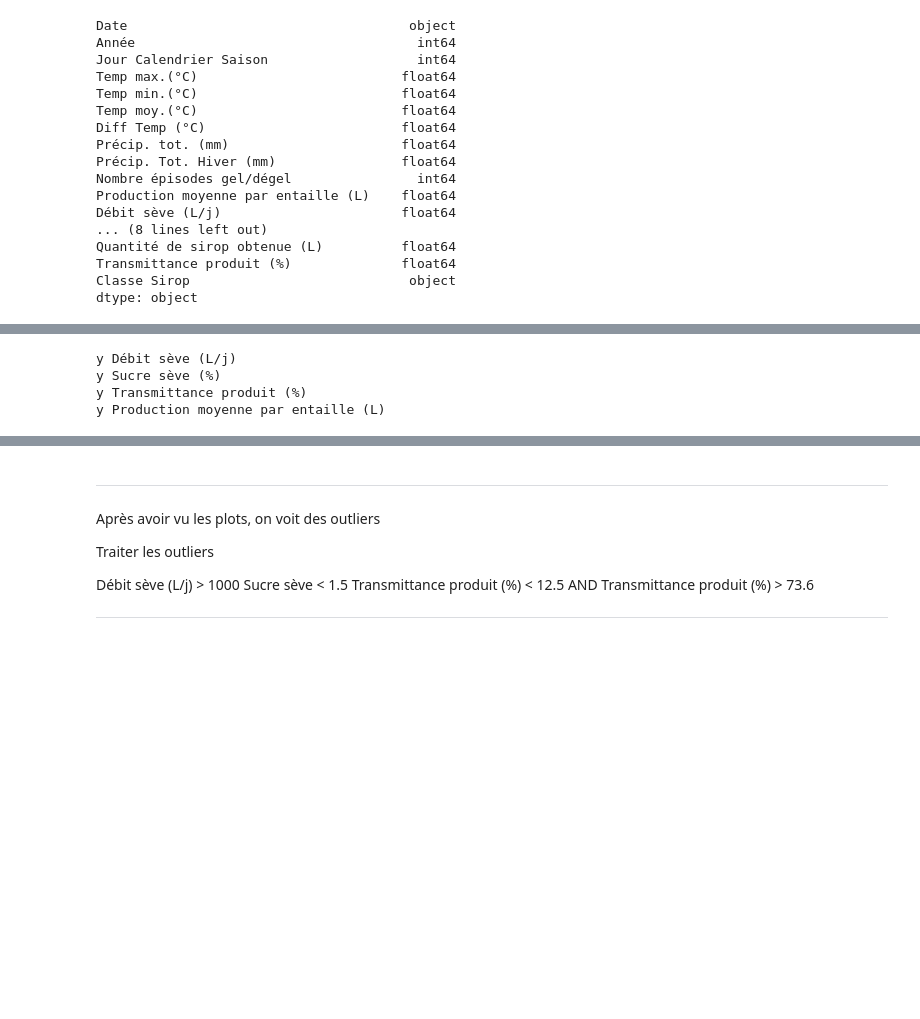
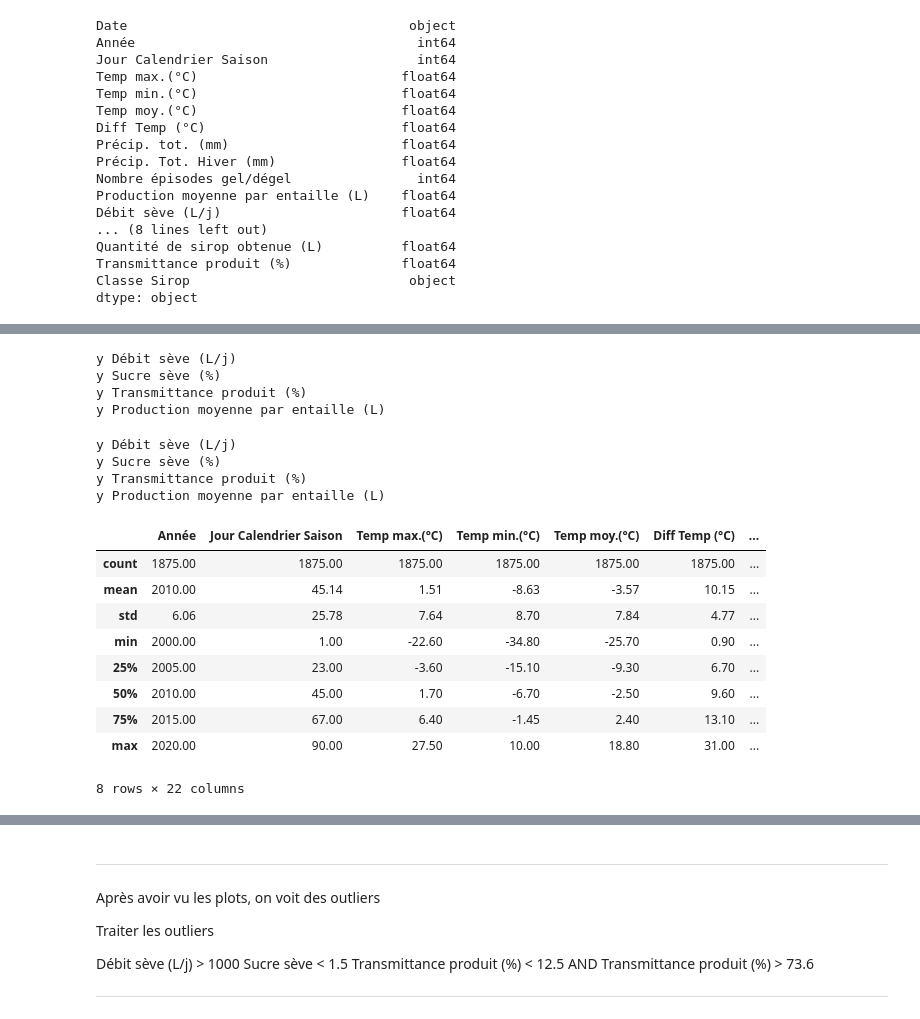
Before and after one commit to rennyatwork/CegepSteFoy_IA, a Jupyter notebook: 04_Eda/TP02/tp02_v18.ipynb, the cells around one changed output, grey strips where cells are left out. Cells and saved outputs as stored; diff of their text form; code cells hidden in the pictures; blank space fills up the shorter version.

```diff
--- a/04_Eda/TP02/tp02_v18.ipynb
+++ b/04_Eda/TP02/tp02_v18.ipynb
@@ -215,17 +219,40 @@ dfNumerique.loc[dfNumerique['Pression osmoseur (bar)'] ==0]
 # %%
 ## book Practical Statiscs for Data Scientists, cahp 2
 ## https://github.com/gedeck/practical-statistics-for-data-scientists/blob/master/python/notebooks/Chapter%202%20-%20Data%20and%20sampling%20distributions.ipynb
-for y in list_cols_dependennt_vars:
-    col_y = dfNumerique[y][dfNumerique[y]>0]
-    print("y", y)
-    #print("col[y]", dfNumerique[y][dfNumerique[y]>0])
-    np.diff(np.log(col_y))
+def plot_prob_var_y(pDf):
+    for y in list_cols_dependennt_vars:
+        col_y = pDf[y][pDf[y]>0]
+        print("y", y)
+        #print("col[y]", dfNumerique[y][dfNumerique[y]>0])
+        np.diff(np.log(col_y))
 
-    fig, ax = plt.subplots(figsize=(4, 4))
-    ax.set_title( y)
-    sts.probplot(col_y, plot=ax)
+        fig, ax = plt.subplots(figsize=(4, 4))
+        ax.set_title( y)
+        sts.probplot(col_y, plot=ax)
-# %% [output]
-y Débit sève (L/j)
-y Sucre sève (%)
-y Transmittance produit (%)
-y Production moyenne par entaille (L)
+# %%
+plot_distr_var_y(dfNumerique)
+# %% [output]
+y Débit sève (L/j)
+y Sucre sève (%)
+y Transmittance produit (%)
+y Production moyenne par entaille (L)
+# %%
+plot_distr_var_y(dfNumeriqueStd)
+# %% [output]
+y Débit sève (L/j)
+y Sucre sève (%)
+y Transmittance produit (%)
+y Production moyenne par entaille (L)
+# %%
+dfNumerique.describe().apply(lambda x: round(x, 2))
+# %% [output]
+|  | Année | Jour Calendrier Saison | Temp max.(°C) | Temp min.(°C) | Temp moy.(°C) | Diff Temp (°C) | ... |
+| count | 1875.00 | 1875.00 | 1875.00 | 1875.00 | 1875.00 | 1875.00 | ... |
+| mean | 2010.00 | 45.14 | 1.51 | -8.63 | -3.57 | 10.15 | ... |
+| std | 6.06 | 25.78 | 7.64 | 8.70 | 7.84 | 4.77 | ... |
+| min | 2000.00 | 1.00 | -22.60 | -34.80 | -25.70 | 0.90 | ... |
+| 25% | 2005.00 | 23.00 | -3.60 | -15.10 | -9.30 | 6.70 | ... |
+| 50% | 2010.00 | 45.00 | 1.70 | -6.70 | -2.50 | 9.60 | ... |
+| 75% | 2015.00 | 67.00 | 6.40 | -1.45 | 2.40 | 13.10 | ... |
+| max | 2020.00 | 90.00 | 27.50 | 10.00 | 18.80 | 31.00 | ... |
+8 rows × 22 columns
```
Also changed, not shown: parts of 14 cells of this notebook, 26 other files.
